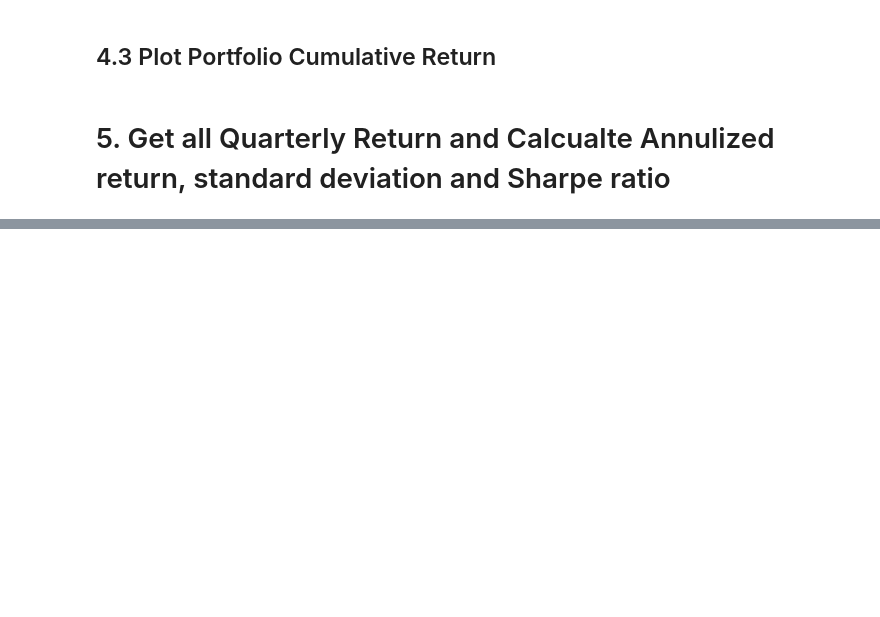
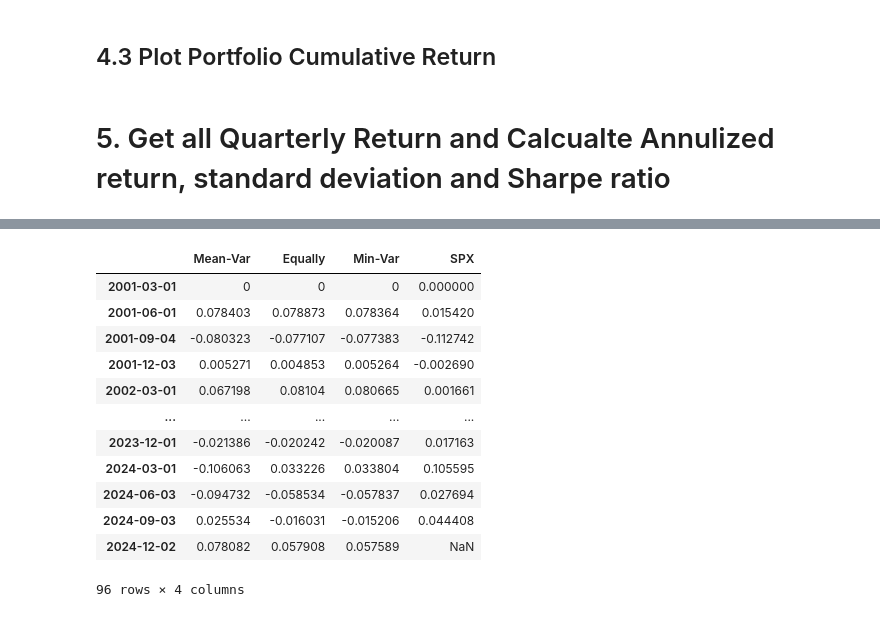
Before and after one commit to elaineleiyoung/FinRL-Trading, a Jupyter notebook: fundamental_back_testing.ipynb, the cells around one changed output, grey strips where cells are left out. Cells and saved outputs as stored; diff of their text form; code cells hidden in the pictures; blank space fills up the shorter version.

```diff
--- a/fundamental_back_testing.ipynb
+++ b/fundamental_back_testing.ipynb
@@ -573,3 +768,19 @@ KeyError: "['2004-03-01', '2004-06-01', '2004-09-01'] not in index"
+# %%
+quarter_return
+# %% [output]
+|  | Mean-Var | Equally | Min-Var | SPX |
+| 2001-03-01 | 0 | 0 | 0 | 0.000000 |
+| 2001-06-01 | 0.078403 | 0.078873 | 0.078364 | 0.015420 |
+| 2001-09-04 | -0.080323 | -0.077107 | -0.077383 | -0.112742 |
+| 2001-12-03 | 0.005271 | 0.004853 | 0.005264 | -0.002690 |
+| 2002-03-01 | 0.067198 | 0.08104 | 0.080665 | 0.001661 |
+| ... | ... | ... | ... | ... |
+| 2023-12-01 | -0.021386 | -0.020242 | -0.020087 | 0.017163 |
+| 2024-03-01 | -0.106063 | 0.033226 | 0.033804 | 0.105595 |
+| 2024-06-03 | -0.094732 | -0.058534 | -0.057837 | 0.027694 |
+| 2024-09-03 | 0.025534 | -0.016031 | -0.015206 | 0.044408 |
+| 2024-12-02 | 0.078082 | 0.057908 | 0.057589 | NaN |
+96 rows × 4 columns
 # %%
 annulizedR_spx_insample=quarter_return['SPX'][insample_date].mean()*4
 annulizedR_meanv_insample=quarter_return['Mean-Var'][insample_date].mean()*4
```
Also changed, not shown: parts of 24 cells of this notebook.
